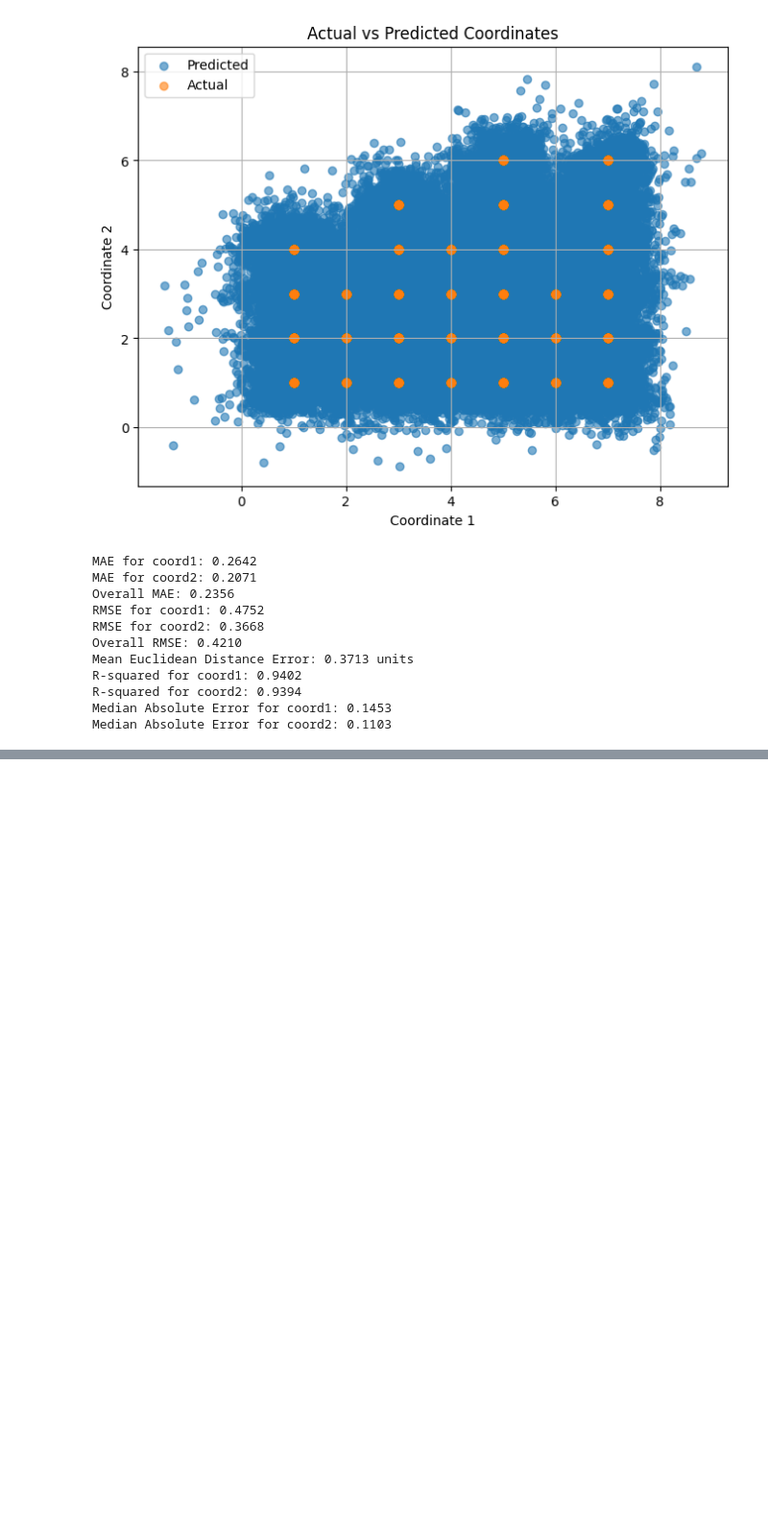
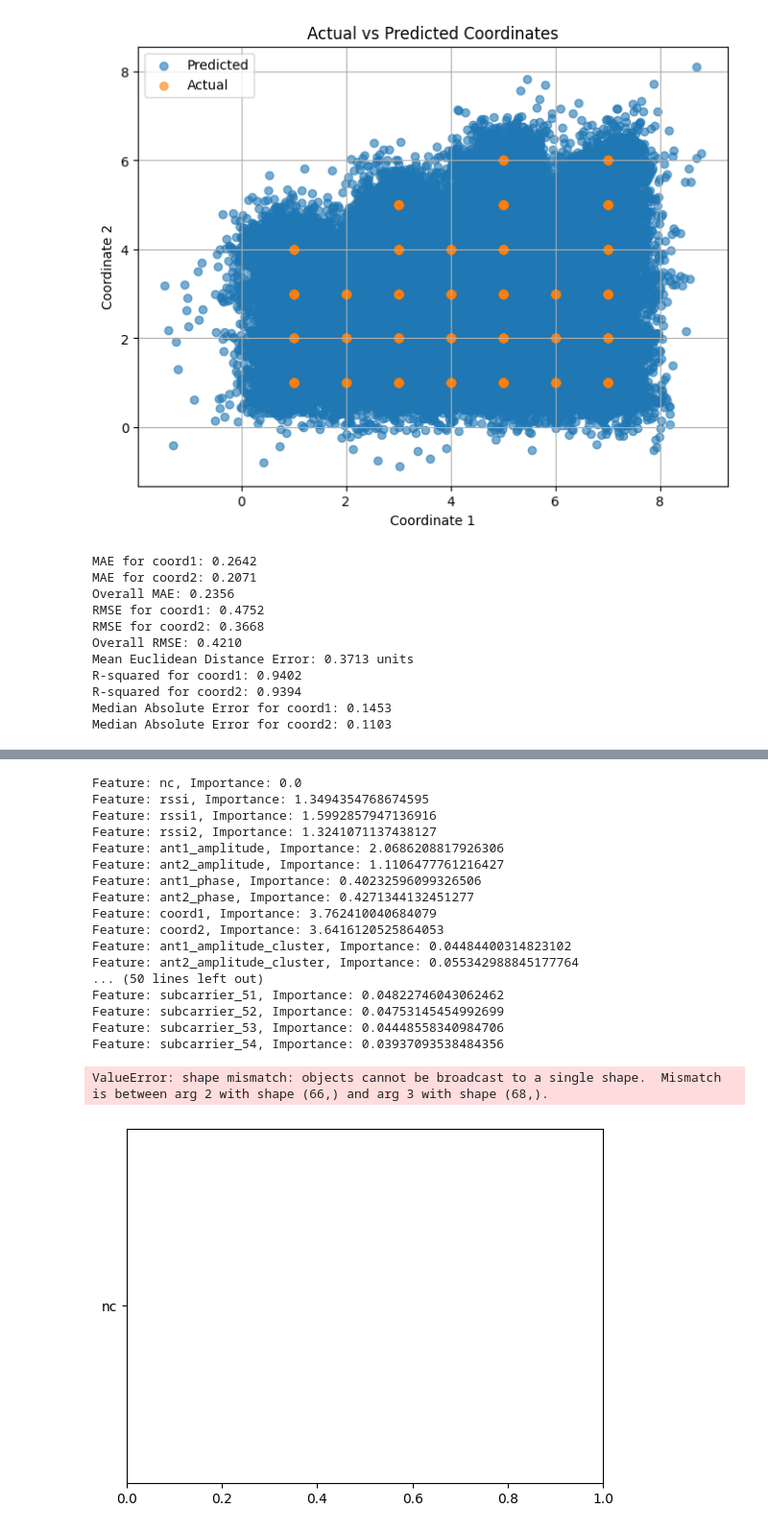
Before and after one commit to AX-0/wifi_localization, a Jupyter notebook: model_dnn.ipynb, the cells around one changed output, grey strips where cells are left out. Shown at 96% size. Drawn from its saved outputs; the diff is of its cells as text; code cells hidden in the pictures; blank space fills up the shorter version.

```diff
--- a/model_dnn.ipynb
+++ b/model_dnn.ipynb
@@ -474,0 +499,34 @@ model.save(f"./models/{date_time}-{model_type}-{accuracy:.2f}.keras")
+# %%
+# Get the mean importance scores
+importances = result.importances_mean
+feature_names = data.columns
+
+# Print or plot feature importances
+for feature, importance in zip(feature_names, importances):
+    print(f"Feature: {feature}, Importance: {importance}")
+
+# Optionally plot the feature importances
+import matplotlib.pyplot as plt
+plt.barh(feature_names, importances)
+plt.xlabel('Permutation Importance')
+plt.show()
+# %% [output]
+Feature: nc, Importance: 0.0
+Feature: rssi, Importance: 1.3494354768674595
+Feature: rssi1, Importance: 1.5992857947136916
+Feature: rssi2, Importance: 1.3241071137438127
+Feature: ant1_amplitude, Importance: 2.0686208817926306
+Feature: ant2_amplitude, Importance: 1.1106477761216427
+Feature: ant1_phase, Importance: 0.40232596099326506
+Feature: ant2_phase, Importance: 0.4271344132451277
+Feature: coord1, Importance: 3.762410040684079
+Feature: coord2, Importance: 3.6416120525864053
+Feature: ant1_amplitude_cluster, Importance: 0.04484400314823102
+Feature: ant2_amplitude_cluster, Importance: 0.055342988845177764
+... (50 lines left out)
+Feature: subcarrier_51, Importance: 0.04822746043062462
+Feature: subcarrier_52, Importance: 0.04753145454992699
+Feature: subcarrier_53, Importance: 0.04448558340984706
+Feature: subcarrier_54, Importance: 0.03937093538484356
+ValueError: shape mismatch: objects cannot be broadcast to a single shape.  Mismatch is between arg 2 with shape (66,) and arg 3 with shape (68,).
+[figure, added]
```
Also changed, not shown: parts of 1 cell of this notebook.
